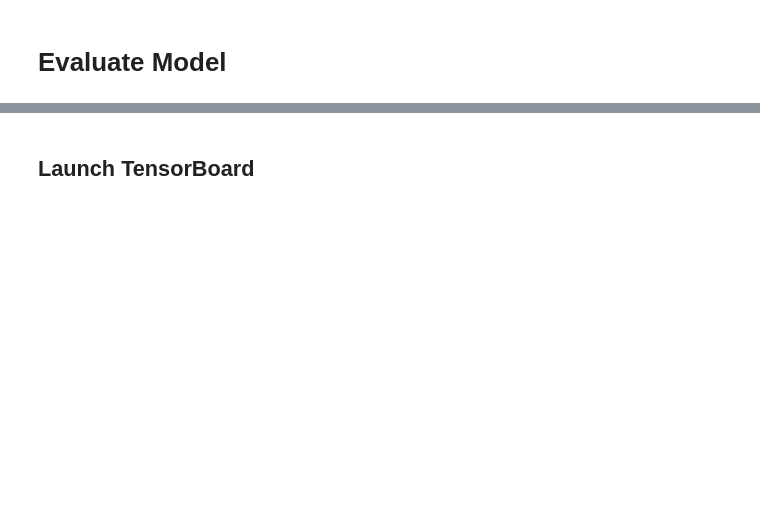
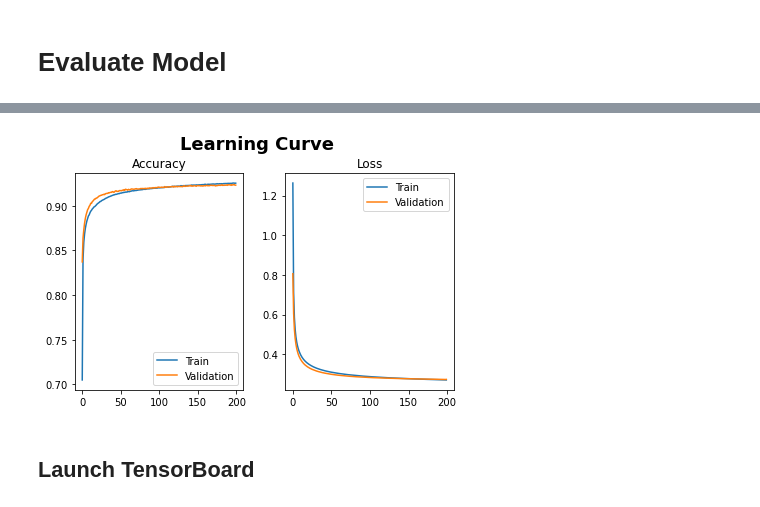
Before and after one commit to luisjba/rnp, a Jupyter notebook: nn_mnist.ipynb, the cells around one changed output, grey strips where cells are left out. Cells and saved outputs as stored; diff of their text form; code cells hidden in the pictures; blank space fills up the shorter version.

```diff
--- a/nn_mnist.ipynb
+++ b/nn_mnist.ipynb
@@ -124,3 +128,12 @@ Test accuracy: 0.9232000708580017
+# %%
+fig, axs = mnist_model.get_learning_curve_plots()
+# fig, axs = plt.subplots(1,2)
+# ax_acc, ax_loss = axs.flat[:2]
+# fig.suptitle("Learning Curve", fontsize=18, fontweight='bold')
+# fig.tight_layout()
+# mnist_model.add_learning_curve_plots(fig, ax_acc, ax_loss)
+# %% [output]
+[figure, added]
 # %% [markdown]
 ## Launch TensorBoard
 # %%
```
Also changed, not shown: parts of 10 cells of this notebook.
